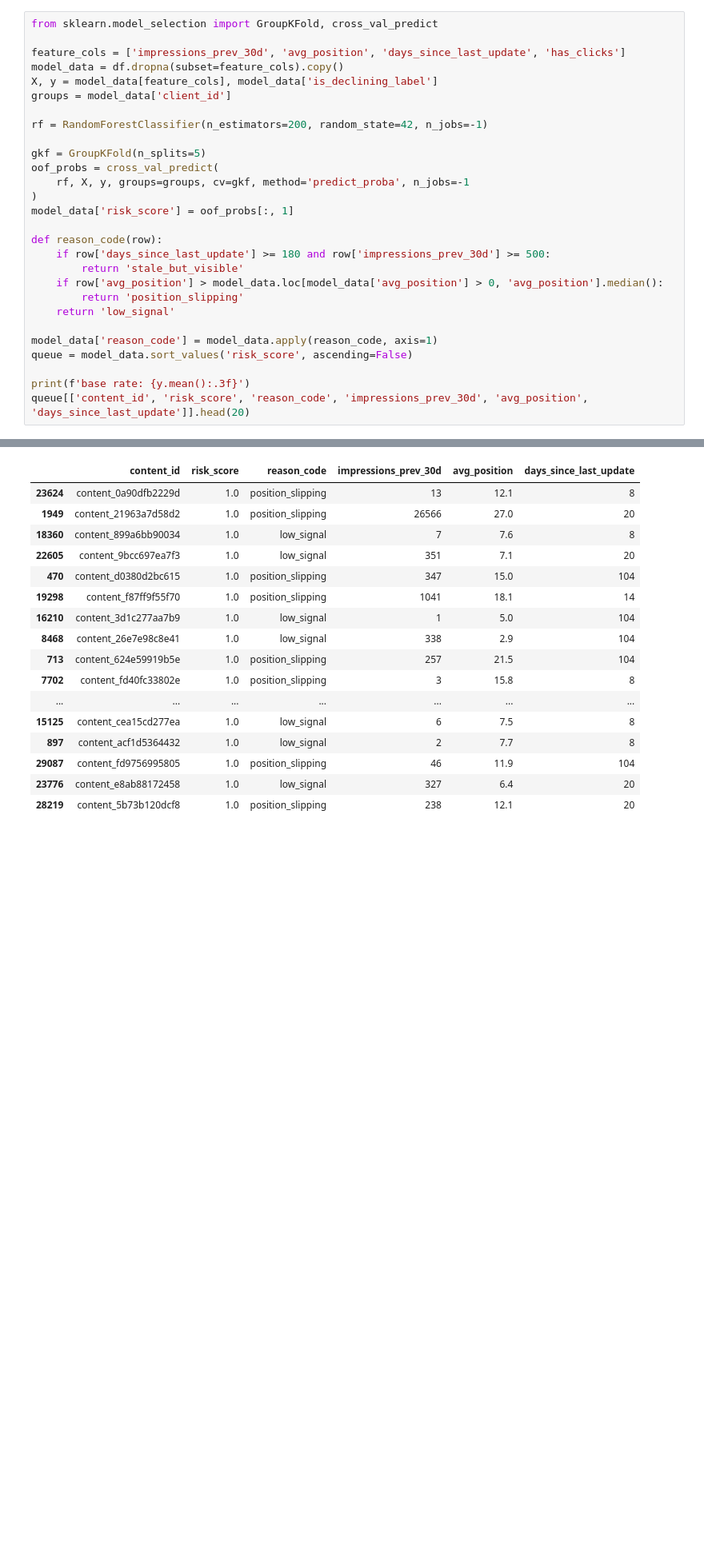
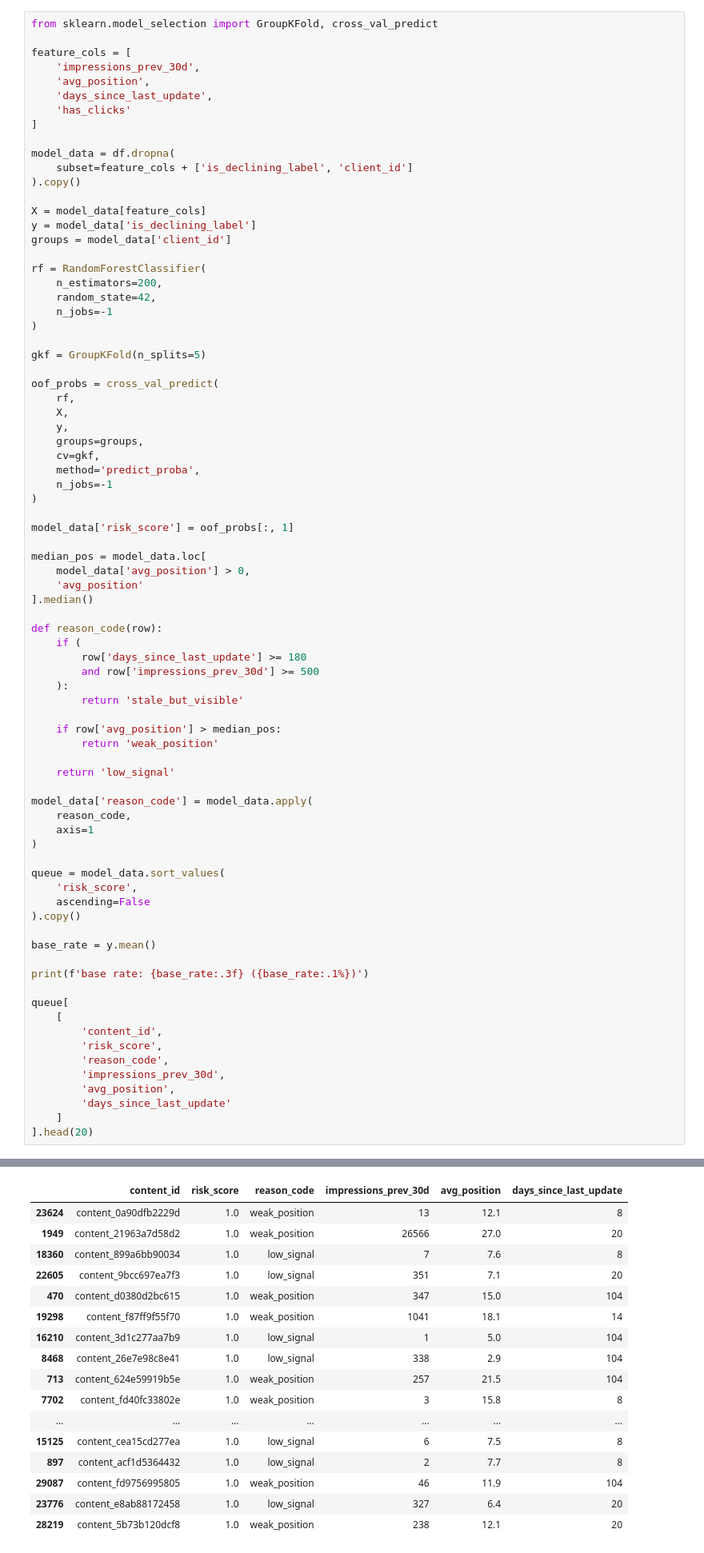
Before and after one commit to AhmedMahmoud-123/FlyRank_AI, a Jupyter notebook: work/notebooks/w07_action_playbook.ipynb, the cells around one changed output, grey strips where cells are left out. Shown at 80% size. Drawn from its saved outputs; the diff is of its cells as text; blank space fills up the shorter version.

```diff
--- a/work/notebooks/w07_action_playbook.ipynb
+++ b/work/notebooks/w07_action_playbook.ipynb
@@ -34,29 +34,80 @@ Wrote /content/FlyRank_AI/data/processed/refresh_feature_vector.csv
 # %%
 from sklearn.model_selection import GroupKFold, cross_val_predict
 
-feature_cols = ['impressions_prev_30d', 'avg_position', 'days_since_last_update', 'has_clicks']
-model_data = df.dropna(subset=feature_cols).copy()
-X, y = model_data[feature_cols], model_data['is_declining_label']
+feature_cols = [
+    'impressions_prev_30d',
+    'avg_position',
+    'days_since_last_update',
+    'has_clicks'
+]
+
+model_data = df.dropna(
+    subset=feature_cols + ['is_declining_label', 'client_id']
+).copy()
+
+X = model_data[feature_cols]
+y = model_data['is_declining_label']
 groups = model_data['client_id']
 
-rf = RandomForestClassifier(n_estimators=200, random_state=42, n_jobs=-1)
+rf = RandomForestClassifier(
+    n_estimators=200,
+    random_state=42,
+    n_jobs=-1
+)
 
 gkf = GroupKFold(n_splits=5)
+
 oof_probs = cross_val_predict(
-    rf, X, y, groups=groups, cv=gkf, method='predict_proba', n_jobs=-1
+    rf,
+    X,
+    y,
+    groups=groups,
+    cv=gkf,
+    method='predict_proba',
+    n_jobs=-1
 )
+
 model_data['risk_score'] = oof_probs[:, 1]
 
+median_pos = model_data.loc[
+    model_data['avg_position'] > 0,
+    'avg_position'
+].median()
+
 def reason_code(row):
-    if row['days_since_last_update'] >= 180 and row['impressions_prev_30d'] >= 500:
+    if (
+        row['days_since_last_update'] >= 180
+        and row['impressions_prev_30d'] >= 500
+    ):
         return 'stale_but_visible'
-    if row['avg_position'] > model_data.loc[model_data['avg_position'] > 0, 'avg_position'].median():
-        return 'position_slipping'
+
+    if row['avg_position'] > median_pos:
+        return 'weak_position'
+
     return 'low_signal'
 
-model_data['reason_code'] = model_data.apply(reason_code, axis=1)
-queue = model_data.sort_values('risk_score', ascending=False)
+model_data['reason_code'] = model_data.apply(
+    reason_code,
+    axis=1
+)
 
-print(f'base rate: {y.mean():.3f}')
-queue[['content_id', 'risk_score', 'reason_code', 'impressions_prev_30d', 'avg_position', 'days_since_last_update']].head(20)
+queue = model_data.sort_values(
+    'risk_score',
+    ascending=False
+).copy()
+
+base_rate = y.mean()
+
+print(f'base rate: {base_rate:.3f} ({base_rate:.1%})')
+
+queue[
+    [
+        'content_id',
+        'risk_score',
+        'reason_code',
+        'impressions_prev_30d',
+        'avg_position',
+        'days_since_last_update'
+    ]
+].head(20)
 # %% [output]
@@ -64,19 +115,19 @@ base rate: 0.542
 |  | content_id | risk_score | reason_code | impressions_prev_30d | avg_position | days_since_last_update |
-| 23624 | content_0a90dfb2229d | 1.0 | position_slipping | 13 | 12.1 | 8 |
-| 1949 | content_21963a7d58d2 | 1.0 | position_slipping | 26566 | 27.0 | 20 |
+| 23624 | content_0a90dfb2229d | 1.0 | weak_position | 13 | 12.1 | 8 |
+| 1949 | content_21963a7d58d2 | 1.0 | weak_position | 26566 | 27.0 | 20 |
 | 18360 | content_899a6bb90034 | 1.0 | low_signal | 7 | 7.6 | 8 |
 | 22605 | content_9bcc697ea7f3 | 1.0 | low_signal | 351 | 7.1 | 20 |
-| 470 | content_d0380d2bc615 | 1.0 | position_slipping | 347 | 15.0 | 104 |
-| 19298 | content_f87ff9f55f70 | 1.0 | position_slipping | 1041 | 18.1 | 14 |
+| 470 | content_d0380d2bc615 | 1.0 | weak_position | 347 | 15.0 | 104 |
+| 19298 | content_f87ff9f55f70 | 1.0 | weak_position | 1041 | 18.1 | 14 |
 | 16210 | content_3d1c277aa7b9 | 1.0 | low_signal | 1 | 5.0 | 104 |
 | 8468 | content_26e7e98c8e41 | 1.0 | low_signal | 338 | 2.9 | 104 |
-| 713 | content_624e59919b5e | 1.0 | position_slipping | 257 | 21.5 | 104 |
-| 7702 | content_fd40fc33802e | 1.0 | position_slipping | 3 | 15.8 | 8 |
+| 713 | content_624e59919b5e | 1.0 | weak_position | 257 | 21.5 | 104 |
+| 7702 | content_fd40fc33802e | 1.0 | weak_position | 3 | 15.8 | 8 |
 | ... | ... | ... | ... | ... | ... | ... |
 | 15125 | content_cea15cd277ea | 1.0 | low_signal | 6 | 7.5 | 8 |
 | 897 | content_acf1d5364432 | 1.0 | low_signal | 2 | 7.7 | 8 |
-| 29087 | content_fd9756995805 | 1.0 | position_slipping | 46 | 11.9 | 104 |
+| 29087 | content_fd9756995805 | 1.0 | weak_position | 46 | 11.9 | 104 |
 | 23776 | content_e8ab88172458 | 1.0 | low_signal | 327 | 6.4 | 20 |
-| 28219 | content_5b73b120dcf8 | 1.0 | position_slipping | 238 | 12.1 | 20 |
+| 28219 | content_5b73b120dcf8 | 1.0 | weak_position | 238 | 12.1 | 20 |
 # %% [markdown]
 **Ranked actions:** each row is scored by predicted decline risk, with a plain-language reason
```
Also changed, not shown: parts of 8 cells of this notebook.
